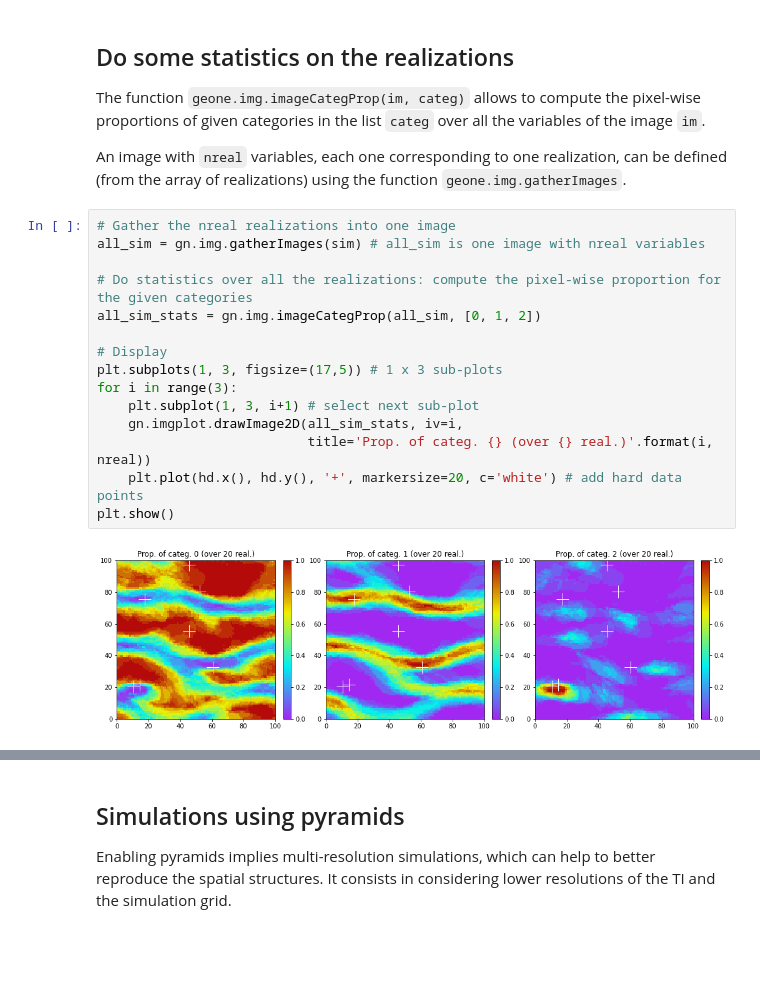
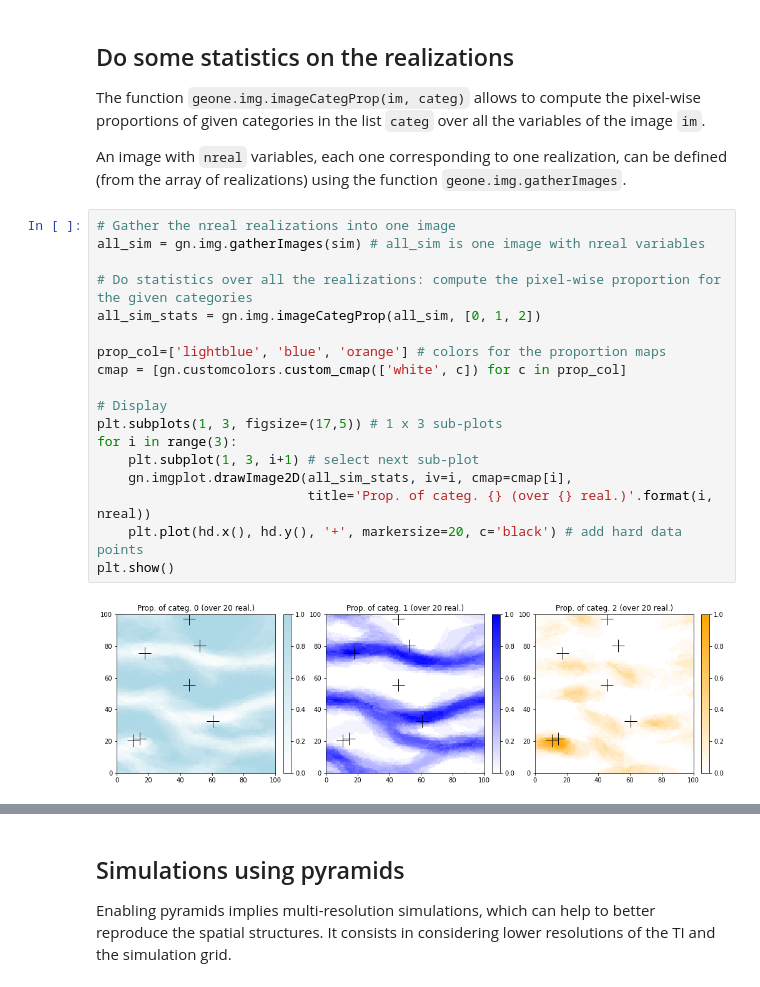
Before and after one commit to randlab/geone, a Jupyter notebook: examples/ex_deesse_01_basics.ipynb, the cells around one changed output, grey strips where cells are left out. Drawn from its saved outputs; the diff is of its cells as text; blank space fills up the shorter version.

```diff
--- a/examples/ex_deesse_01_basics.ipynb
+++ b/examples/ex_deesse_01_basics.ipynb
@@ -170,20 +177,23 @@ An image with `nreal` variables, each one corresponding to one realization, can
 # %%
 # Gather the nreal realizations into one image
 all_sim = gn.img.gatherImages(sim) # all_sim is one image with nreal variables
 
 # Do statistics over all the realizations: compute the pixel-wise proportion for the given categories
 all_sim_stats = gn.img.imageCategProp(all_sim, [0, 1, 2])
 
+prop_col=['lightblue', 'blue', 'orange'] # colors for the proportion maps
+cmap = [gn.customcolors.custom_cmap(['white', c]) for c in prop_col]
+
 # Display
 plt.subplots(1, 3, figsize=(17,5)) # 1 x 3 sub-plots
 for i in range(3):
     plt.subplot(1, 3, i+1) # select next sub-plot
-    gn.imgplot.drawImage2D(all_sim_stats, iv=i,
+    gn.imgplot.drawImage2D(all_sim_stats, iv=i, cmap=cmap[i],
                            title='Prop. of categ. {} (over {} real.)'.format(i, nreal))
-    plt.plot(hd.x(), hd.y(), '+', markersize=20, c='white') # add hard data points
+    plt.plot(hd.x(), hd.y(), '+', markersize=20, c='black') # add hard data points
 plt.show()
 # %% [output]
-[figure, old version]
+[figure, new version]
 # %%
 # Display with other styles (level (iso-value) curves)
 plt.subplots(1, 3, figsize=(17,5)) # 1 x 3 sub-plots
```
Also changed, not shown: parts of 10 cells of this notebook, 5 other files.
